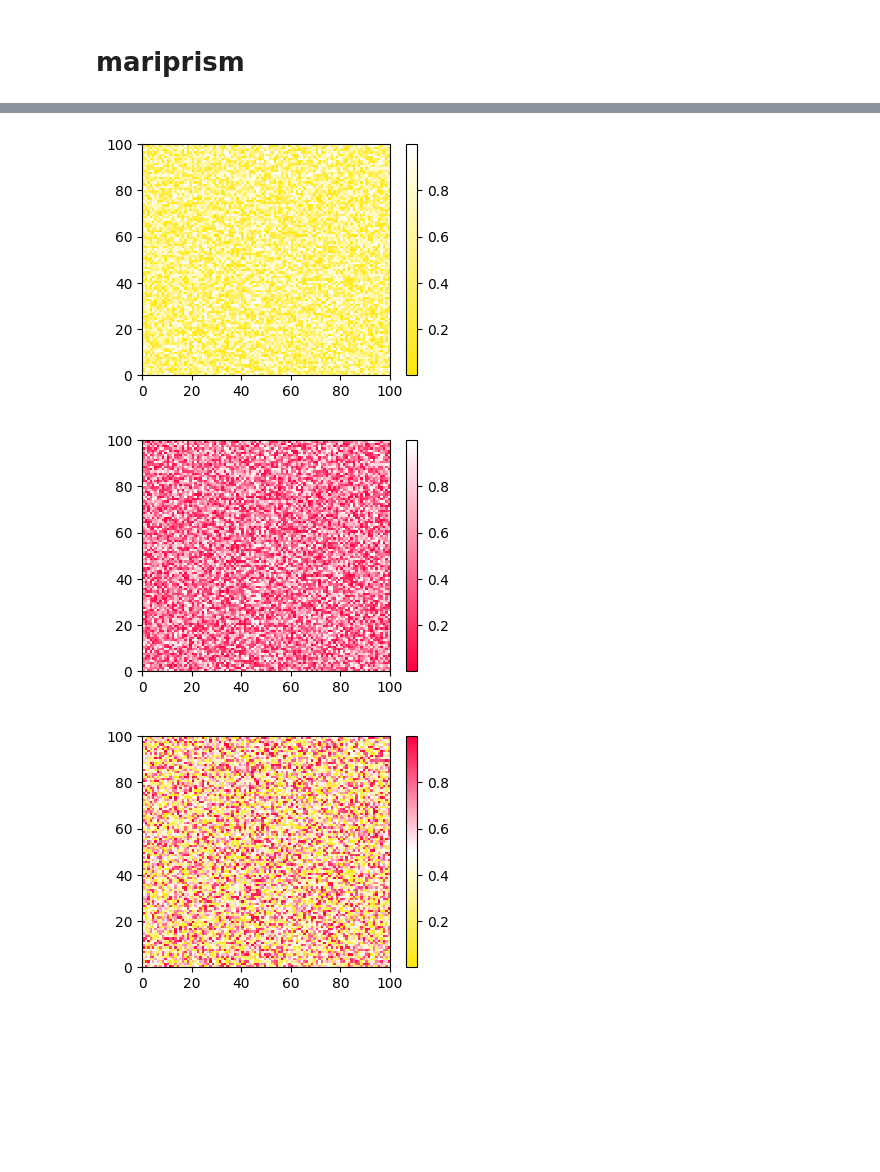
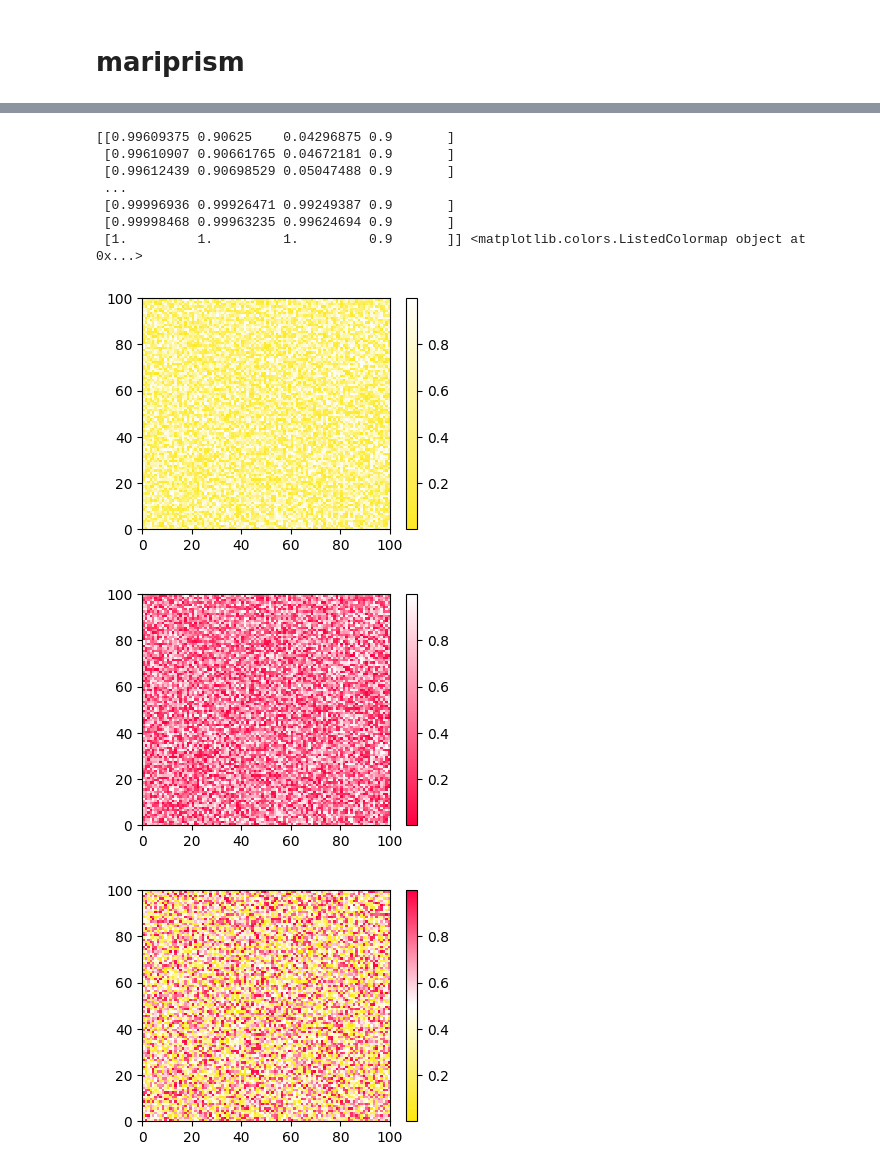
Before and after one commit to Astro-Sisters/mariprism, a Jupyter notebook: mariprism/design.ipynb, the cells around one changed output, grey strips where cells are left out. Drawn from its saved outputs; the diff is of its cells as text; code cells hidden in the pictures; blank space fills up the shorter version.

```diff
--- a/mariprism/design.ipynb
+++ b/mariprism/design.ipynb
@@ -60,32 +60,42 @@ plt.show()
 # %%
 # create colormap from 2 colors, not sequence
 N = 256
 
 yellow = np.ones((N, 4))
 yellow[:, 0] = np.linspace(255/256, 1, N) # R = 255
 yellow[:, 1] = np.linspace(232/256, 1, N) # G = 232
 yellow[:, 2] = np.linspace(11/256, 1, N)  # B = 11
+yellow[:, 3] = np.linspace(0.9, 0.9, N)  # B = 11
 yellow_cmp = ListedColormap(yellow)
+
+print(yellow, yellow_cmp)
 
 plt.figure(figsize=(4,3))
 plt.pcolormesh(data, cmap = yellow_cmp)
 plt.colorbar()
 plt.show()
 
 
 red = np.ones((N, 4))
 red[:, 0] = np.linspace(255/256, 1, N)
 red[:, 1] = np.linspace(0/256, 1, N)
 red[:, 2] = np.linspace(65/256, 1, N)
 red_cmp = ListedColormap(red)
 
 plt.figure(figsize=(4,3))
 plt.pcolormesh(data, cmap = red_cmp)
 plt.colorbar()
 plt.show()
 # %% [output]
+[[0.99609375 0.90625    0.04296875 0.9       ]
+ [0.99610907 0.90661765 0.04672181 0.9       ]
+ [0.99612439 0.90698529 0.05047488 0.9       ]
+ ...
+ [0.99996936 0.99926471 0.99249387 0.9       ]
+ [0.99998468 0.99963235 0.99624694 0.9       ]
+ [1.         1.         1.         0.9       ]] <matplotlib.colors.ListedColormap object at 0x...>
-[figure, old version]
+[figure, new version]
-[figure, old version]
+[figure, new version]
 # %%
 newcolors2 = np.vstack((yellow_cmp(np.linspace(0, 1, 128)),
                        red_cmp(np.linspace(1, 0, 128))))
```
Also changed, not shown: parts of 4 cells of this notebook.
